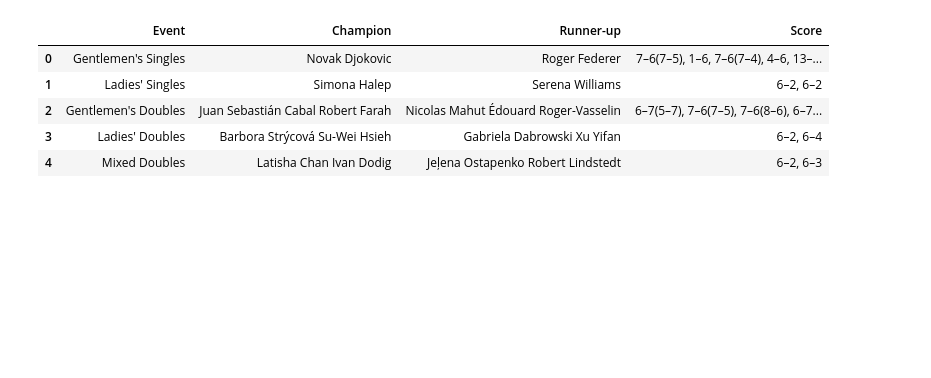
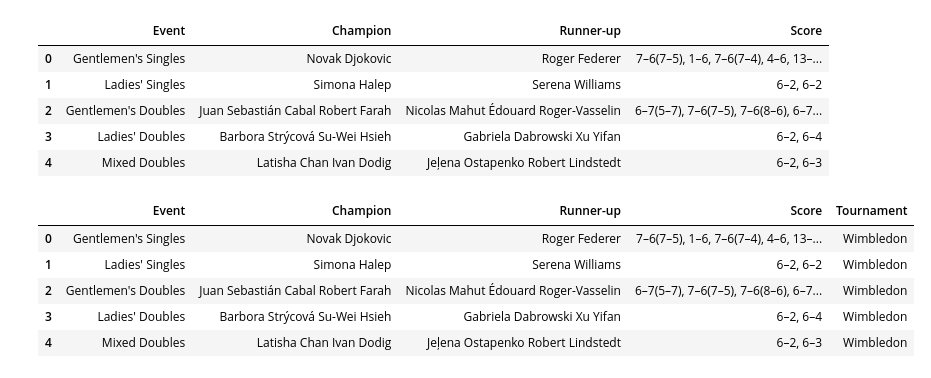
Before and after one commit to sbakshi908/ETL-project, a Jupyter notebook: Extract/wiki_scrubber.ipynb, the cells around one changed output. Cells and saved outputs as stored; diff of their text form; code cells hidden in the pictures; blank space fills up the shorter version.

```diff
--- a/Extract/wiki_scrubber.ipynb
+++ b/Extract/wiki_scrubber.ipynb
@@ -128,3 +116,14 @@ wim_df
 | 2 | Gentlemen's Doubles | Juan Sebastián Cabal Robert Farah | Nicolas Mahut Édouard Roger-Vasselin | 6–7(5–7), 7–6(7–5), 7–6(8–6), 6–7... |
 | 3 | Ladies' Doubles | Barbora Strýcová Su-Wei Hsieh | Gabriela Dabrowski Xu Yifan | 6–2, 6–4 |
 | 4 | Mixed Doubles | Latisha Chan Ivan Dodig | Jeļena Ostapenko Robert Lindstedt | 6–2, 6–3 |
+# %%
+tourn_name = ['Wimbledon','Wimbledon', 'Wimbledon', 'Wimbledon', 'Wimbledon' ]
+wim_df['Tournament'] = tourn_name
+wim_df
+# %% [output]
+|  | Event | Champion | Runner-up | Score | Tournament |
+| 0 | Gentlemen's Singles | Novak Djokovic | Roger Federer | 7–6(7–5), 1–6, 7–6(7–4), 4–6, 13–... | Wimbledon |
+| 1 | Ladies' Singles | Simona Halep | Serena Williams | 6–2, 6–2 | Wimbledon |
+| 2 | Gentlemen's Doubles | Juan Sebastián Cabal Robert Farah | Nicolas Mahut Édouard Roger-Vasselin | 6–7(5–7), 7–6(7–5), 7–6(8–6), 6–7... | Wimbledon |
+| 3 | Ladies' Doubles | Barbora Strýcová Su-Wei Hsieh | Gabriela Dabrowski Xu Yifan | 6–2, 6–4 | Wimbledon |
+| 4 | Mixed Doubles | Latisha Chan Ivan Dodig | Jeļena Ostapenko Robert Lindstedt | 6–2, 6–3 | Wimbledon |
```
Also changed, not shown: parts of 31 cells of this notebook, 5 other files.
